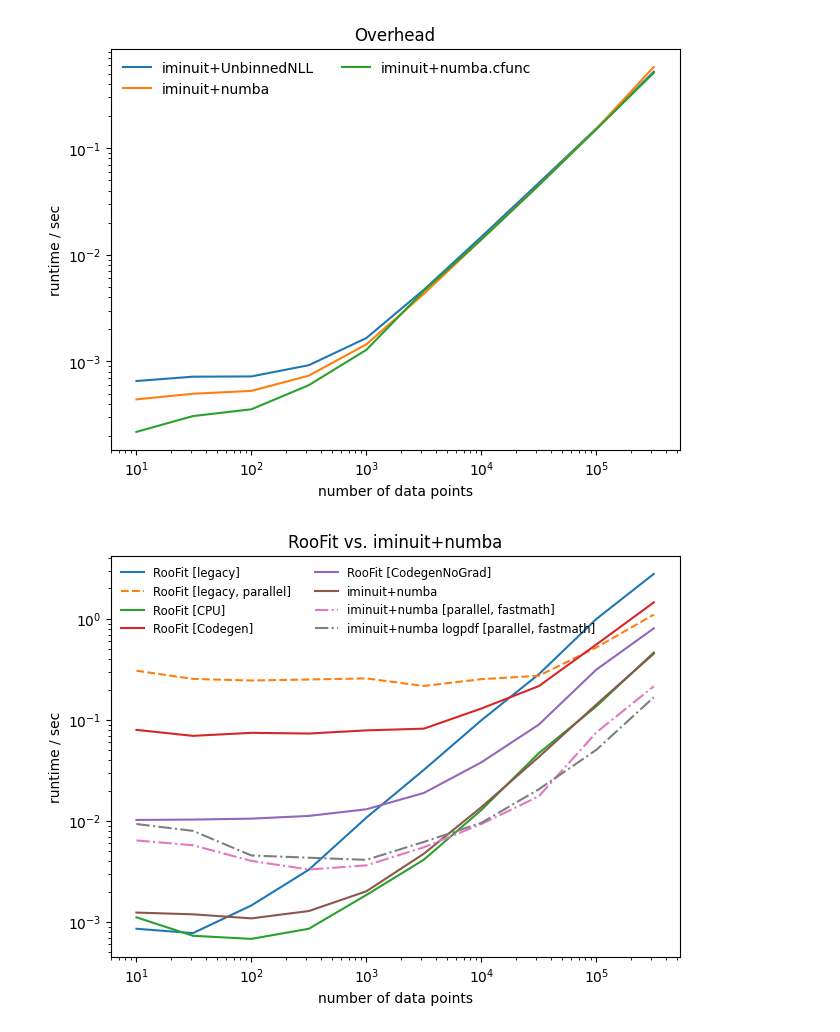
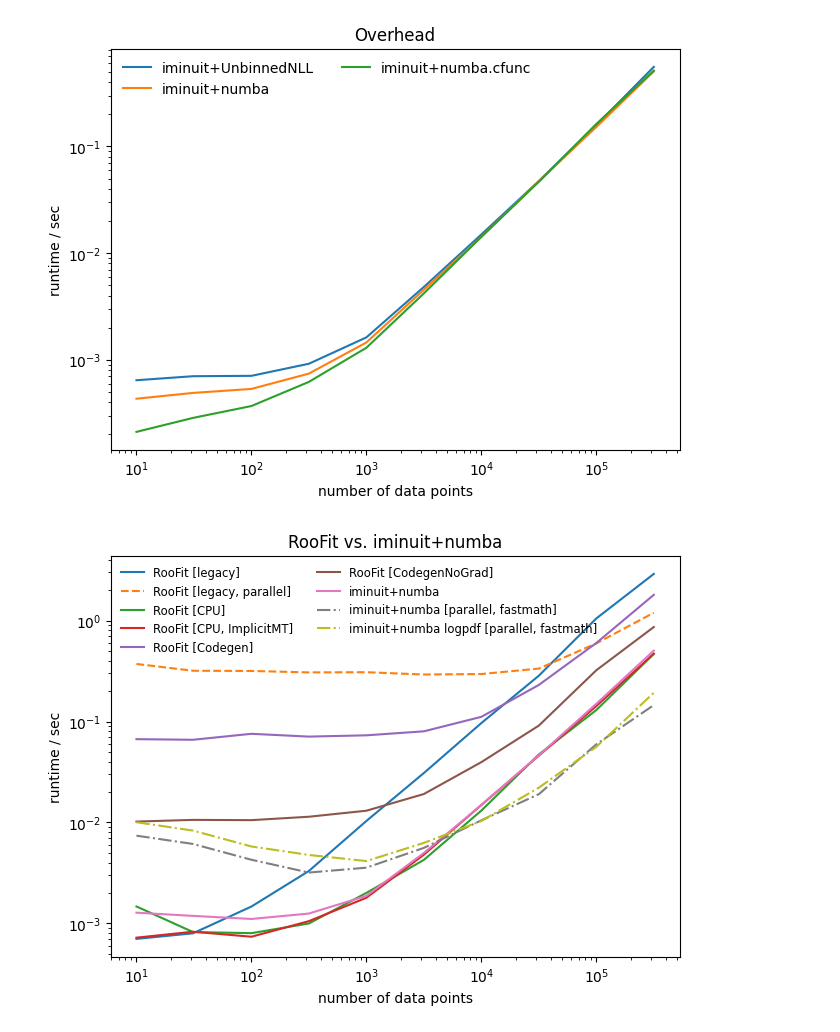
Before and after one commit to scikit-hep/iminuit, a Jupyter notebook: bench/plot.ipynb, the cells around one changed output. Saved outputs shown, nothing was run; the diff lists cells and outputs as text; code cells hidden in the pictures.

Commit message:
benchmark update

```diff
--- a/bench/plot.ipynb
+++ b/bench/plot.ipynb
@@ -2,9 +2,11 @@
 import matplotlib.pyplot as plt
 import numpy as np
 import json
-import sys
 
 from pathlib import Path
+
+with open("root.json") as f:
+    root_data = json.load(f)
 
 paths = []
 for p in Path(".benchmarks").rglob("*.json"):
@@ -25,30 +27,35 @@ benchmark results
 )
 
 variant = {}
-for b in data["benchmarks"]:
-    params = b["params"]
-    n = params["n"]
-    n = int(n)
-    name = b["name"]
-    name = name[name.find("_") + 1 : name.find("[")]
-    extra = []
-    for k, v in params.items():
-        if k in ("n", "lib", "model"):
-            continue
-        if isinstance(v, (bool, int)):
-            if v:
-                extra.append(k)
-        else:
-            extra.append(v)
-    if extra:
-        name += "_" + "_".join(extra)
-    for key in ("lib", "model"):
-        if key in params:
-            name += f"_{params[key]}"
-    t = b["stats"]["min"]
-    if name not in variant:
-        variant[name] = []
-    variant[name].append((n, t))
+for d in (data, root_data):
+    # override ROOT results with root_data if any
+    for k in tuple(variant):
+        if k.startswith("RooFit"):
+            del variant[k]
+    for b in d["benchmarks"]:
+        params = b["params"]
+        n = params["n"]
+        n = int(n)
+        name = b["name"]
+        name = name[name.find("_") + 1 : name.find("[")]
+        extra = []
+        for k, v in params.items():
+            if k in ("n", "lib", "model"):
+                continue
+            if isinstance(v, (bool, int)):
+                if v:
+                    extra.append(k)
+            else:
+                extra.append(v)
+        if extra:
+            name += "_" + "_".join(extra)
+        for key in ("lib", "model"):
+            if key in params:
+                name += f"_{params[key]}"
+        t = b["stats"]["min"]
+        if name not in variant:
+            variant[name] = []
+        variant[name].append((n, t))
 
 for k in variant:
     print(k)
@@ -65,8 +72,9 @@ names = {
     },
     "RooFit vs. iminuit+numba": {
         "RooFit_legacy": "RooFit [legacy]",
-        "RooFit_legacy_NumCPU": "RooFit [legacy, parallel]",
+        "RooFit_legacy-parallel": "RooFit [legacy, parallel]",
         "RooFit_cpu": "RooFit [CPU]",
+        "RooFit_cpu-implicitmt": "RooFit [CPU, ImplicitMT]",
         # "RooFit_cpu_NumCPU": "RooFit [CPU, parallel]",
         "RooFit_codegen": "RooFit [Codegen]",
         "RooFit_codegen_no_grad": "RooFit [CodegenNoGrad]",
@@ -131,2 +139,2 @@ RooFit_codegen_no_grad_NumCPU
 [figure]
-[figure, old version]
+[figure, new version]
```
Also changed, not shown: parts of 1 cell of this notebook, 2 other files.
